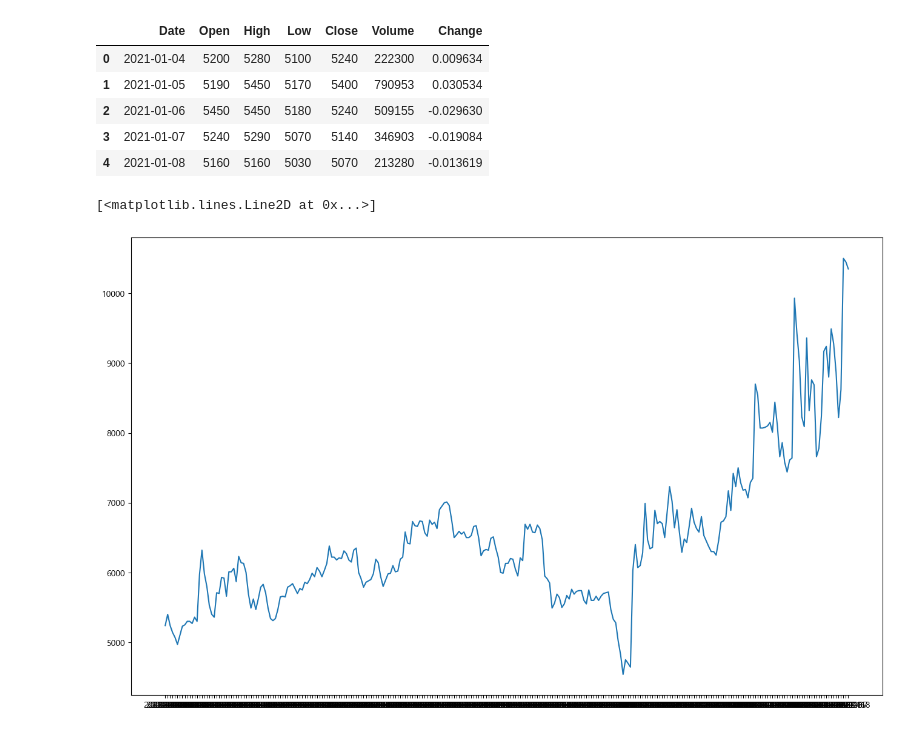
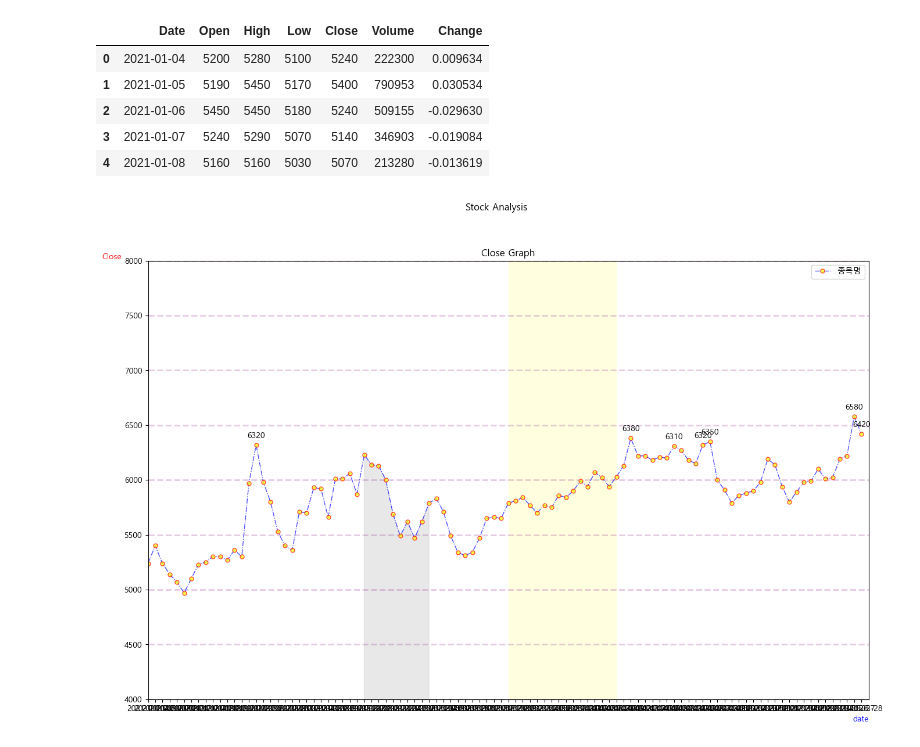
Before and after one commit to iop2000win/Basic, a Jupyter notebook: Visualization_Basic.ipynb, the cells around one changed output. Drawn from its saved outputs; the diff is of its cells as text; code cells hidden in the pictures.

Commit message:
Update Python File [Visualization_Basic.ipynb]

```diff
--- a/Visualization_Basic.ipynb
+++ b/Visualization_Basic.ipynb
@@ -46,12 +48,70 @@ display(df.head())
 | 2 | 2021-01-06 | 5450 | 5450 | 5180 | 5240 | 509155 | -0.029630 |
 | 3 | 2021-01-07 | 5240 | 5290 | 5070 | 5140 | 346903 | -0.019084 |
 | 4 | 2021-01-08 | 5160 | 5160 | 5030 | 5070 | 213280 | -0.013619 |
-# %%
-# figure와 ax 설정
-fig, axes = plt.subplots(1, 1, figsize = (16, 10), dpi = 100)
-
-axes.plot(df['Date'],
-          df['Close'])
-# %% [output]
-[<matplotlib.lines.Line2D at 0x...>]
-[figure, removed]
+# %%
+# figure와 ax 설정
+fig, axes = plt.subplots(1, 1, figsize = (16, 10), dpi = 100)
+
+axes.plot(df['Date'],  # x축으로 설정할 데이터
+          df['Close'], # y축으로 설정할 데이터
+          marker = 'o',
+          markersize = 5,
+          markerfacecolor = 'yellow',
+          markeredgecolor = 'red',
+          linestyle = '-.',
+          linewidth = 1,
+          alpha = 0.7,
+          color = 'b',
+          label = '종목명'
+         )
+
+# 그래프 영역 색 입히기
+axes.fill_between(df['Date'][30:40],
+                  df['Close'][30:40],
+                  color = 'lightgray',
+                  alpha = 0.5)
+
+# 그래프 구간 색 입히기
+start = df['Date'][50]
+end = df['Date'][65]
+axes.axvspan(start, end,
+             facecolor = 'lightyellow')
+
+# text 작성
+text_data = df.loc[df['Close'] > 6300][['Date', 'Close']].copy()
+for x, y in text_data.values:
+    axes.text(x, # 텍스트 작성할 x 좌표
+              y + 50, # 텍스트 작성할 y 좌표
+              y, # 텍스트 내용
+              ha = 'center',
+              va = 'bottom') # 좌표에서 텍스트 포지션 설정
+
+fig.suptitle('Stock Analysis')
+axes.set_title('Close Graph')
+# axes.set(xlabel = 'date', ylabel = 'Close')
+axes.set_xlabel('date',
+                color = 'blue',
+                loc = 'right' # loc = (center, left, right)
+               )
+axes.set_ylabel('Close',
+                color = 'red',
+                rotation = 'horizontal',
+                loc = 'top' # loc = (center, bottom, top)
+               )
+# axes.set_xticks(np.arange(len(a)))
+# axes.set_xticklabels(a)  *** tick 작성에 대해서는 좀 더 알아봐야 할 듯하다.
+axes.grid(axis = 'y',
+          color = 'purple',
+          alpha = 0.2,
+          linewidth = 2,
+          linestyle = '--'
+         )
+axes.set_xlim(0, 100)
+axes.set_ylim(4000, 8000)
+axes.legend(loc = 'upper right',
+            ncol = 1)
+
+# plt.savefig(save_path, dpi = 300)
+plt.show()
+# %% [output]
+[figure, added]
```
Also changed, not shown: parts of 1 cell of this notebook.
